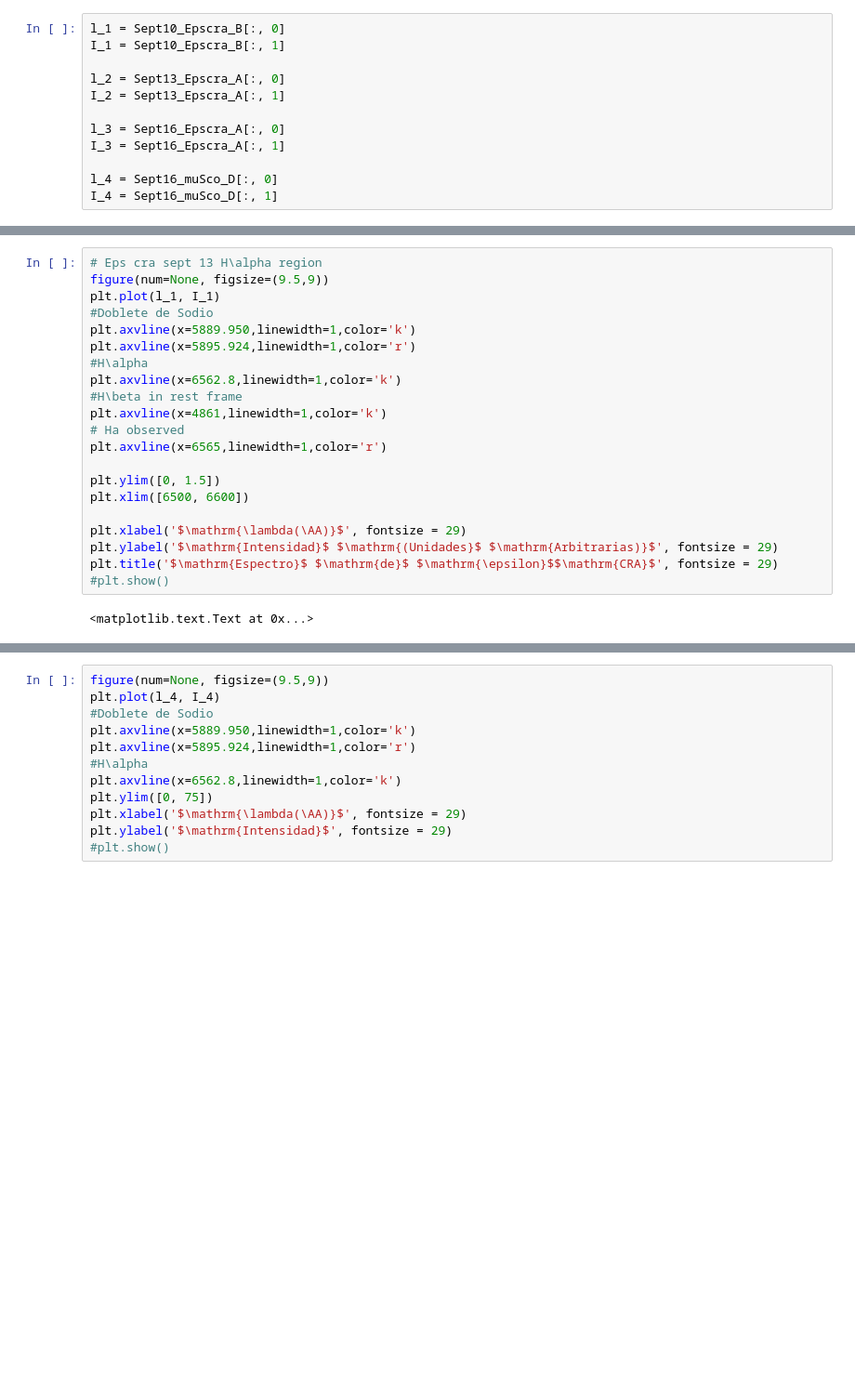
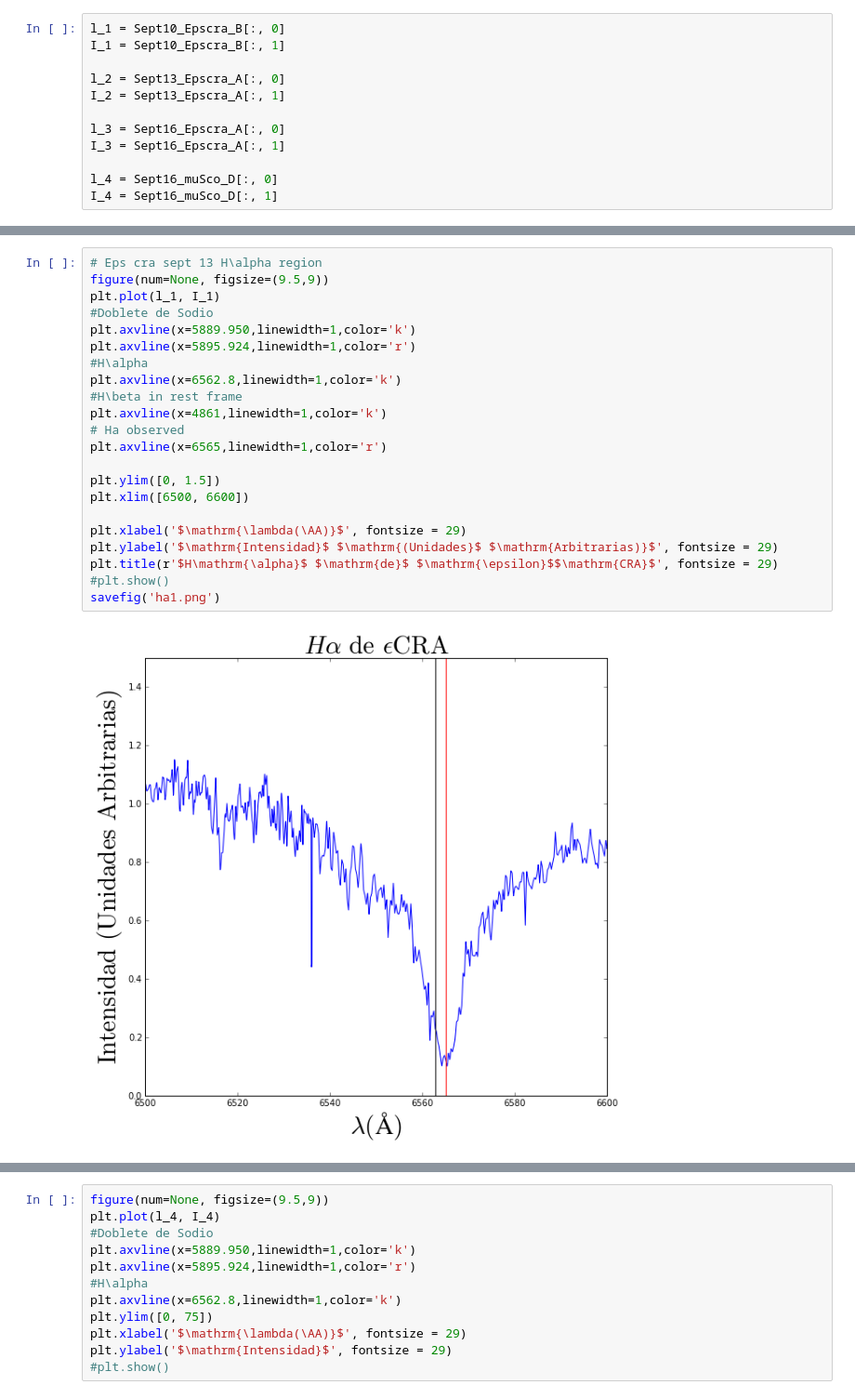
Before and after one commit to jngaravitoc/EpsCra, a Jupyter notebook: Spectra_analysis.ipynb, the cells around one changed output, grey strips where cells are left out. Shown at 93% size. Cells and saved outputs as stored; diff of their text form; blank space fills up the shorter version.

```diff
--- a/Spectra_analysis.ipynb
+++ b/Spectra_analysis.ipynb
@@ -49,25 +49,26 @@ plt.title('$\mathrm{Espectro}$ $\mathrm{de}$ $\mathrm{\epsilon}$$\mathrm{CRA}$',
 # %%
 # Eps cra sept 13 H\alpha region
 figure(num=None, figsize=(9.5,9))
 plt.plot(l_1, I_1)
 #Doblete de Sodio
 plt.axvline(x=5889.950,linewidth=1,color='k')
 plt.axvline(x=5895.924,linewidth=1,color='r')
 #H\alpha
 plt.axvline(x=6562.8,linewidth=1,color='k')
 #H\beta in rest frame
 plt.axvline(x=4861,linewidth=1,color='k')
 # Ha observed
 plt.axvline(x=6565,linewidth=1,color='r')
 
 plt.ylim([0, 1.5])
 plt.xlim([6500, 6600])
 
 plt.xlabel('$\mathrm{\lambda(\AA)}$', fontsize = 29)
 plt.ylabel('$\mathrm{Intensidad}$ $\mathrm{(Unidades}$ $\mathrm{Arbitrarias)}$', fontsize = 29)
-plt.title('$\mathrm{Espectro}$ $\mathrm{de}$ $\mathrm{\epsilon}$$\mathrm{CRA}$', fontsize = 29)
+plt.title(r'$H\mathrm{\alpha}$ $\mathrm{de}$ $\mathrm{\epsilon}$$\mathrm{CRA}$', fontsize = 29)
 #plt.show()
+savefig('ha1.png')
 # %% [output]
-<matplotlib.text.Text at 0x...>
+[figure, added]
 # %%
 Z_alpha = (6565 - 6562.8) / 6562.8
```
Also changed, not shown: parts of 9 cells of this notebook.
